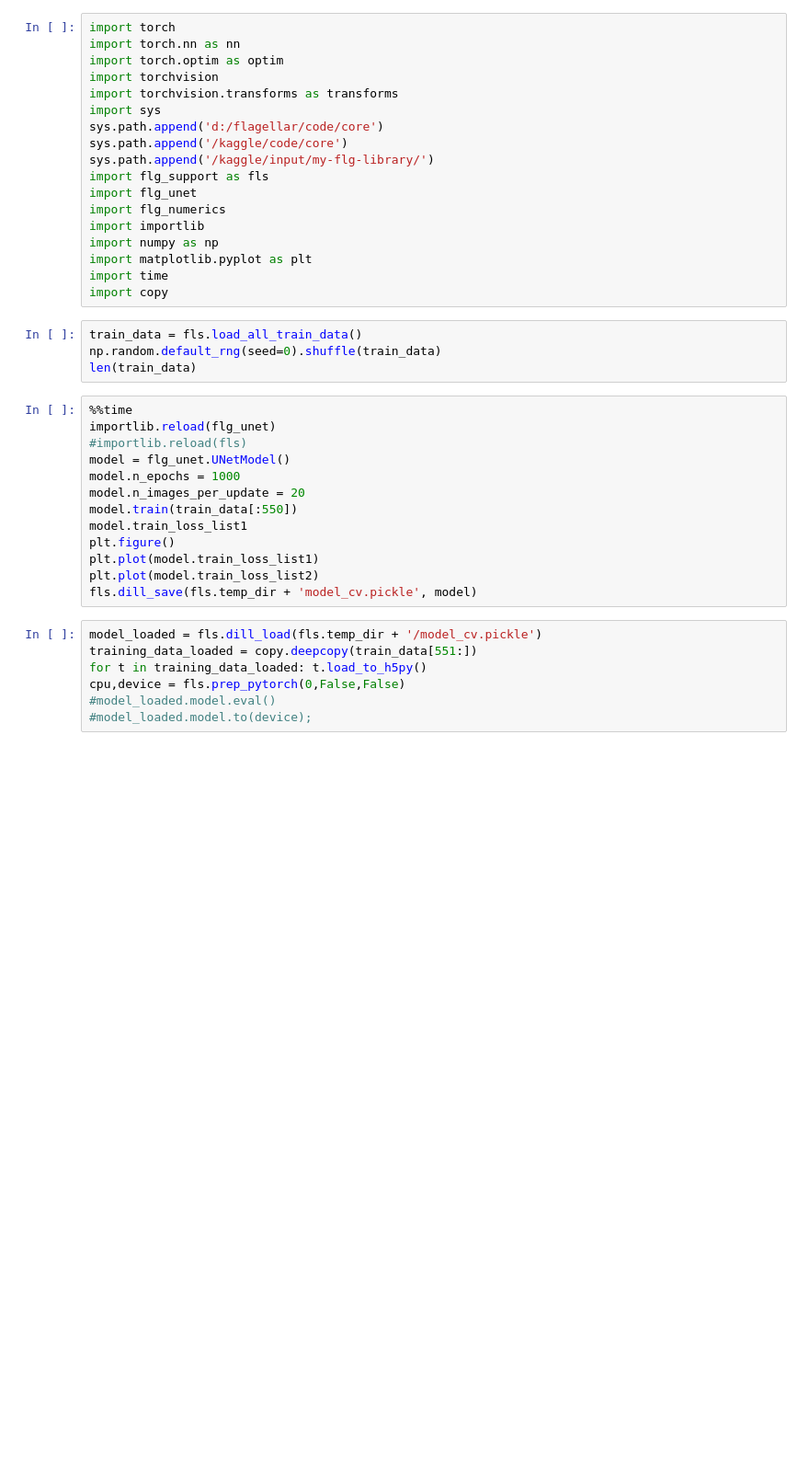
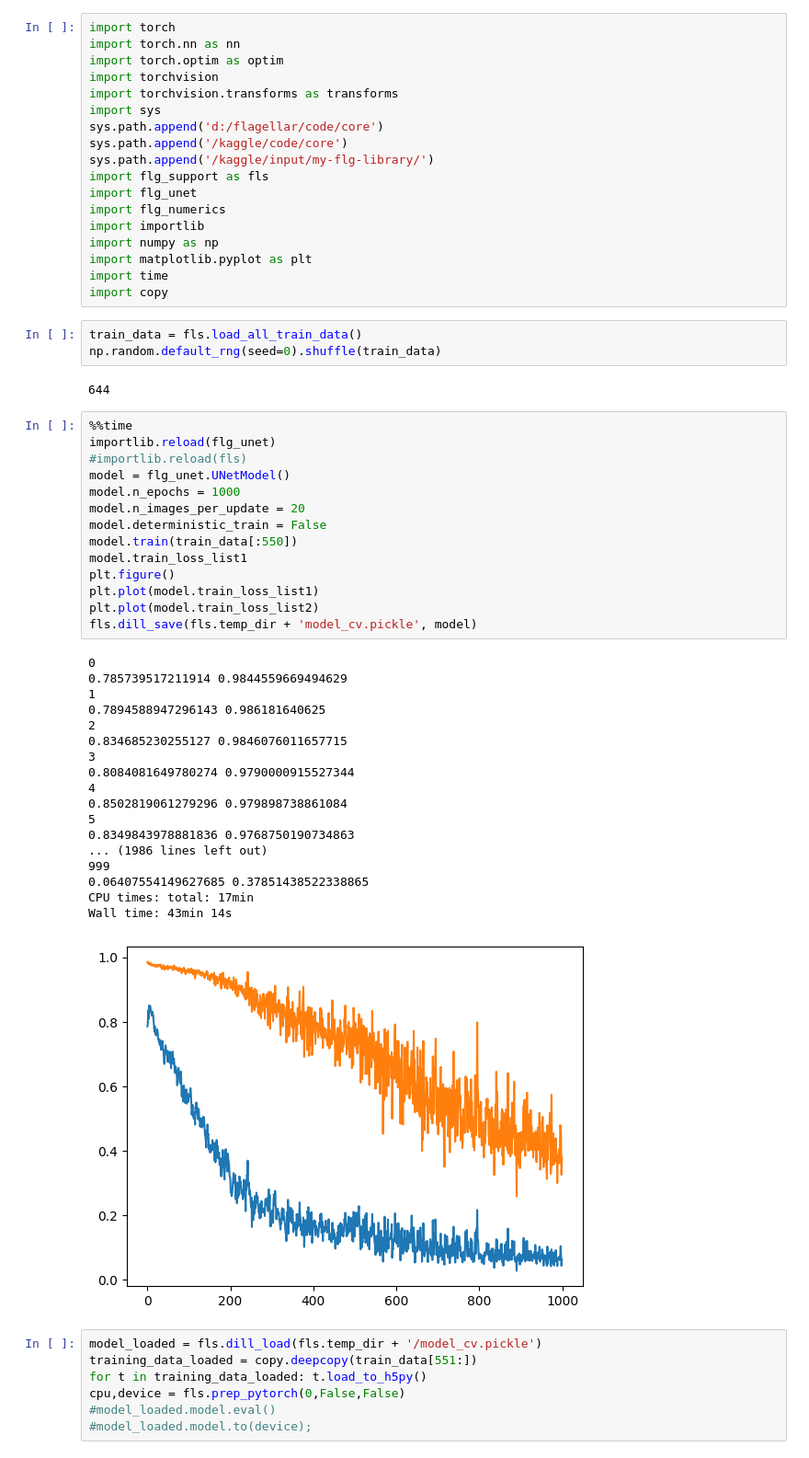
Before and after one commit to jcottaar/flagellar, a Jupyter notebook: analysis/test_unet.ipynb, the cells around one changed output. Shown at 92% size. Cells and saved outputs as stored; diff of their text form; blank space fills up the shorter version.

```diff
--- a/analysis/test_unet.ipynb
+++ b/analysis/test_unet.ipynb
@@ -19,20 +19,41 @@ import copy
 # %%
 train_data = fls.load_all_train_data()
 np.random.default_rng(seed=0).shuffle(train_data)
-len(train_data)
+# %% [output]
+644
 # %%
 %%time
 importlib.reload(flg_unet)
 #importlib.reload(fls)
 model = flg_unet.UNetModel()
 model.n_epochs = 1000
 model.n_images_per_update = 20
+model.deterministic_train = False
 model.train(train_data[:550])
 model.train_loss_list1
 plt.figure()
 plt.plot(model.train_loss_list1)
 plt.plot(model.train_loss_list2)
 fls.dill_save(fls.temp_dir + 'model_cv.pickle', model)
+# %% [output]
+0
+0.785739517211914 0.9844559669494629
+1
+0.7894588947296143 0.986181640625
+2
+0.834685230255127 0.9846076011657715
+3
+0.8084081649780274 0.9790000915527344
+4
+0.8502819061279296 0.979898738861084
+5
+0.8349843978881836 0.9768750190734863
+... (1986 lines left out)
+999
+0.06407554149627685 0.37851438522338865
+CPU times: total: 17min
+Wall time: 43min 14s
+[figure, added]
 # %%
 model_loaded = fls.dill_load(fls.temp_dir + '/model_cv.pickle')
 training_data_loaded = copy.deepcopy(train_data[551:])
```
Also changed, not shown: parts of 1 cell of this notebook, 2 other files.
